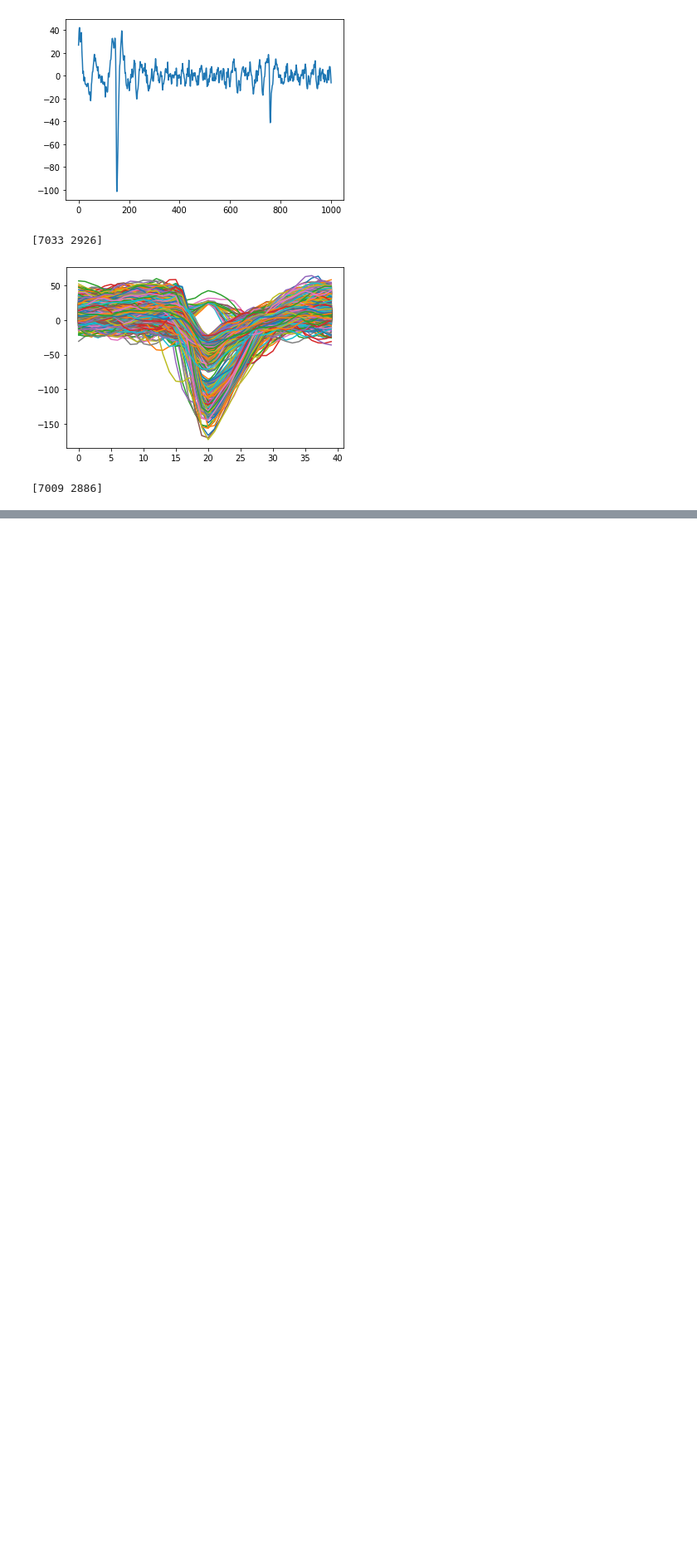
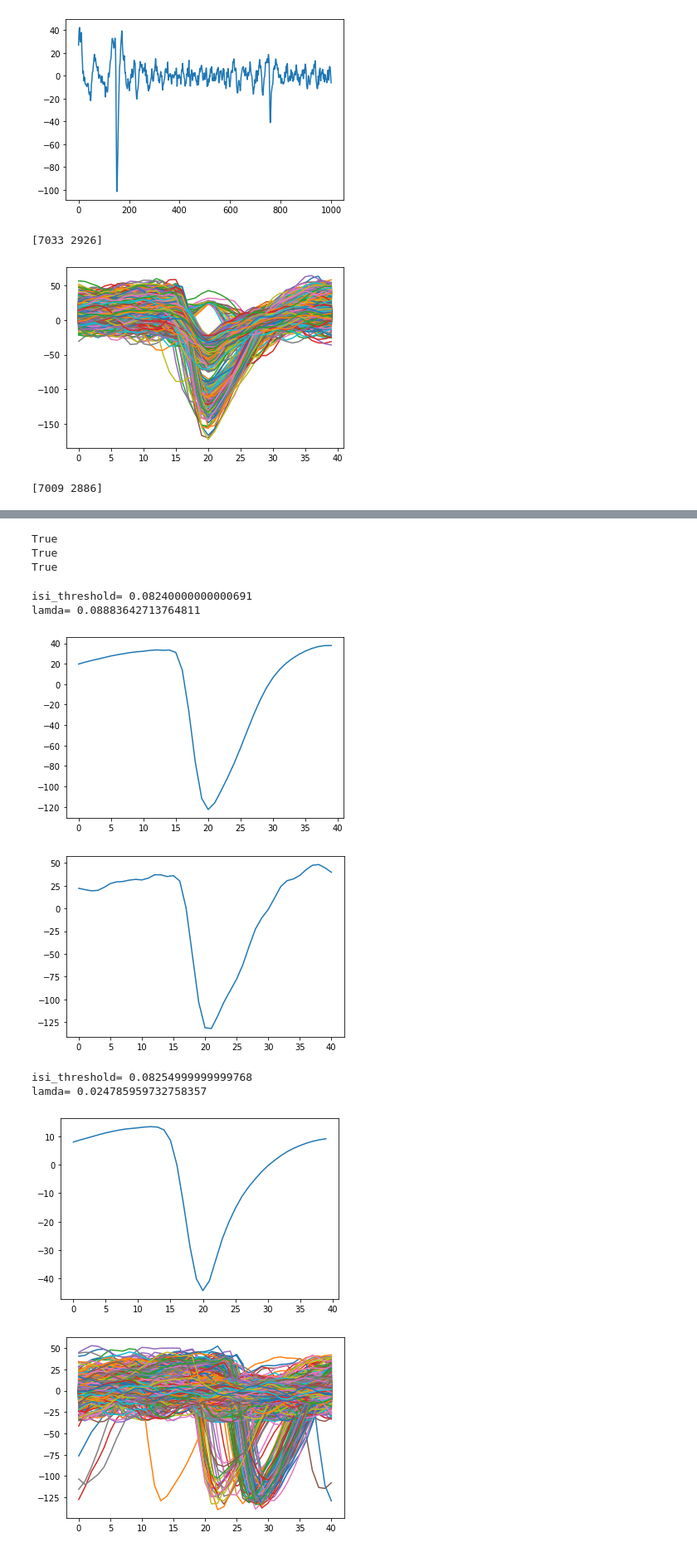
Before and after one commit to luckyeric320/ProjectSpikeSorting, a Jupyter notebook: Sorter/neoDemo.ipynb, the cells around one changed output, grey strips where cells are left out. Shown: that part at 83% size. Drawn from its saved outputs; the diff is of its cells as text; code cells hidden in the pictures; blank space fills up the shorter version.

```diff
--- a/Sorter/neoDemo.ipynb
+++ b/Sorter/neoDemo.ipynb
@@ -99,0 +100,23 @@ for ch in range(sorted_result.n_channels):
+# %%
+#两种分类后结果数据类型相互转换
+neurons = sorted_result.to_Neurons()
+back = neurons.to_Sorted()
+print(sorted_result.result==back.result)
+print(sorted_result.time_points==back.time_points)
+print(sorted_result.neuron_id==back.neuron_id)
+# %% [output]
+True
+True
+True
+# %%
+#试了一下基于模板匹配的burst检测，效果比较奇怪，会匹配到很多一看就不对劲的东西
+neo_neurons = neurons.find_bursts(spikes,200)
+# %% [output]
+isi_threshold= 0.08240000000000691
+lamda= 0.08883642713764811
+[figure, added]
+[figure, added]
+isi_threshold= 0.08254999999999768
+lamda= 0.024785959732758357
+[figure, added]
+[figure, added]
```
Also changed, not shown: parts of 6 cells of this notebook.
